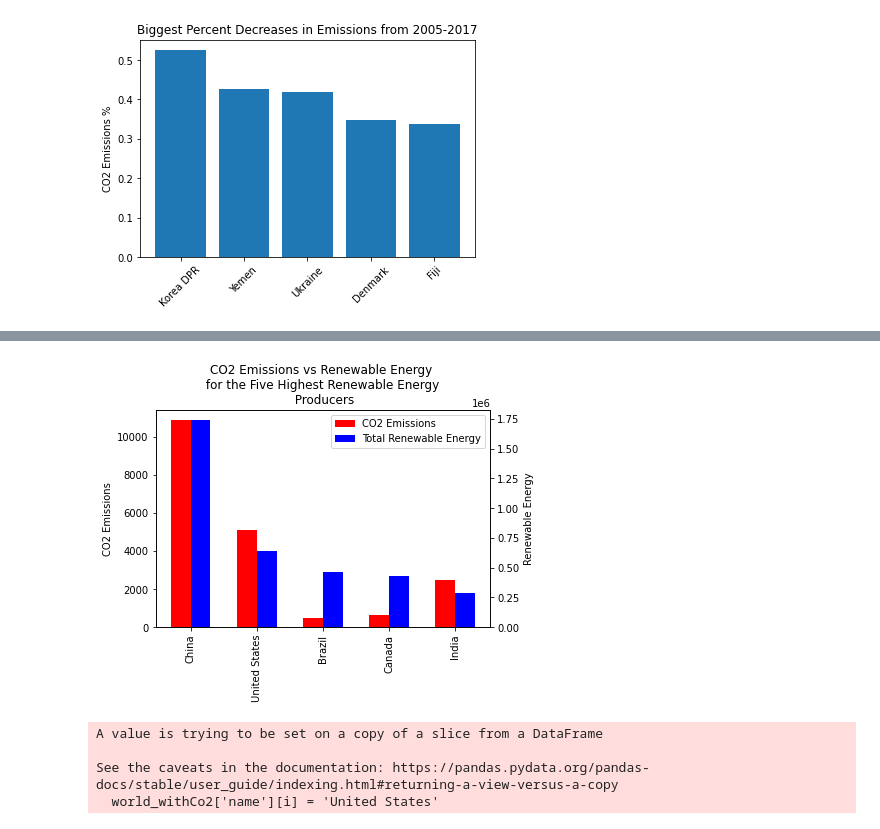
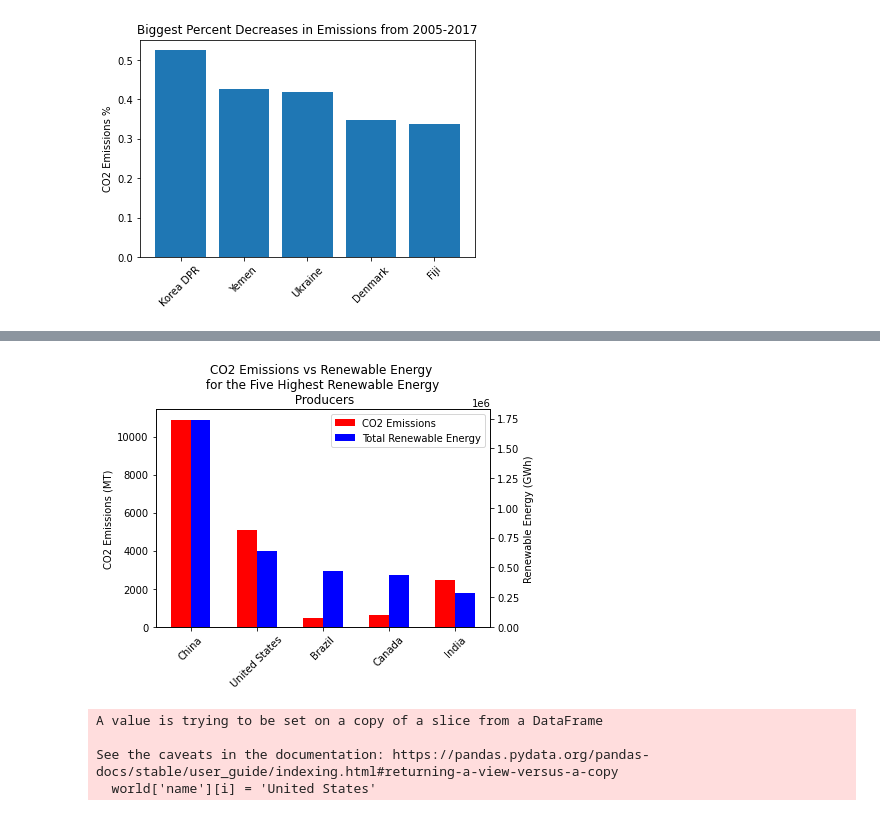
Before and after one commit to carlykelly/DS_5100_Project, a Jupyter notebook: Project Visualizations.ipynb, the cells around one changed output, grey strips where cells are left out. Drawn from its saved outputs; the diff is of its cells as text; code cells hidden in the pictures.

```diff
--- a/Project Visualizations.ipynb
+++ b/Project Visualizations.ipynb
@@ -172,41 +172,41 @@ plt.show()
 # %%
 #Ordering by countries with most renewable energy and collecting top 5
 renew_reduced = co2_renew.sort_values(by=['Total_RE'], ascending=False)
 renew_reduced = renew_reduced[:5]
 
 x = np.arange(5)
 ax1 = plt.subplot(1,1,1)
 labels = renew_reduced['Country']
 w = 0.3
 #plt.xticks(), will label the bars on x axis with the respective country names.
-plt.xticks(x + w /2,labels, rotation='vertical')
+plt.xticks(x + w /2,labels, rotation=45)
 co2 =ax1.bar(x, renew_reduced['2017'], width=w, color='r', align='center')
 #The trick is to use two different axes that share the same x axis, we have used ax1.twinx() method.
 ax2 = ax1.twinx()
 #We have calculated GDP by dividing gdpPerCapita to population.
 renew =ax2.bar(x + w, renew_reduced['Total_RE'] , width=w,color='b',align='center')
 #Set the Y axis label as GDP.
-ax2.set_ylabel('Renewable Energy')
-ax1.set_ylabel('CO2 Emissions')
+ax2.set_ylabel('Renewable Energy (GWh)')
+ax1.set_ylabel('CO2 Emissions (MT)')
 plt.title('CO2 Emissions vs Renewable Energy \n for the Five Highest Renewable Energy \n Producers')
 #To set the legend on the plot we have used plt.legend()
 plt.legend([co2, renew],['CO2 Emissions', 'Total Renewable Energy'])
 #To show the plot finally we have used plt.show().
 plt.show()
 # %% [output]
-[figure, old version]
+[figure, new version]
 # %%
 world = geopandas.read_file(geopandas.datasets.get_path('naturalearth_lowres'))
 # %%
-for i in range(len(world_withCo2['name'])):
-    if world_withCo2['name'][i] == 'United States of America':
-        world_withCo2['name'][i] = 'United States'
+for i in range(len(world['name'])):
+    if world['name'][i] == 'United States of America':
+        world['name'][i] = 'United States'
     #print(world_withCo2['name'][i])
 # %% [output]
 A value is trying to be set on a copy of a slice from a DataFrame
 
 See the caveats in the documentation: https://pandas.pydata.org/pandas-docs/stable/user_guide/indexing.html#returning-a-view-versus-a-copy
-  world_withCo2['name'][i] = 'United States'
+  world['name'][i] = 'United States'
 # %%
 world = world[(world.pop_est>0) & (world.name!="Antarctica")]
 world_withCo2 = pd.merge(world, co2_renew, left_on='name', right_on='Country', how='left')
```
Also changed, not shown: parts of 7 cells of this notebook, 2 other files.
